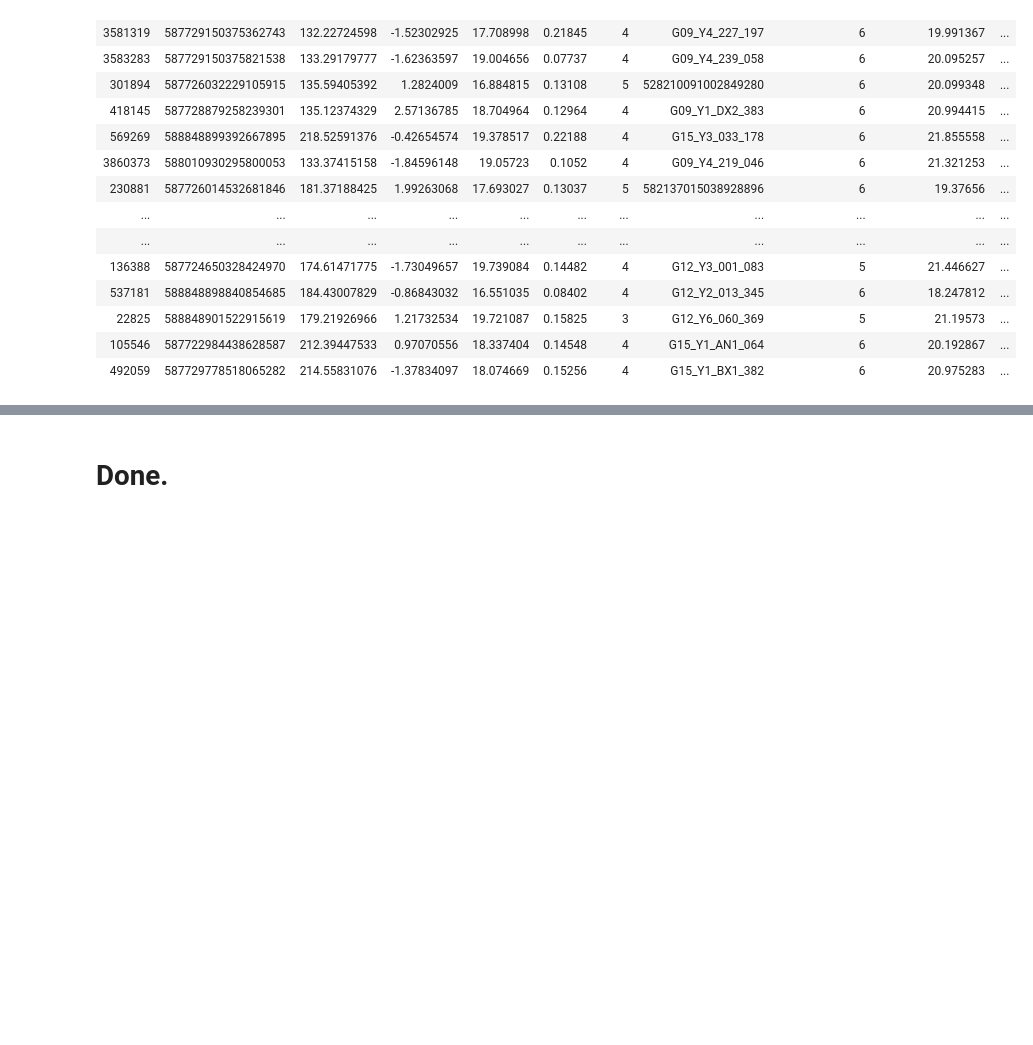
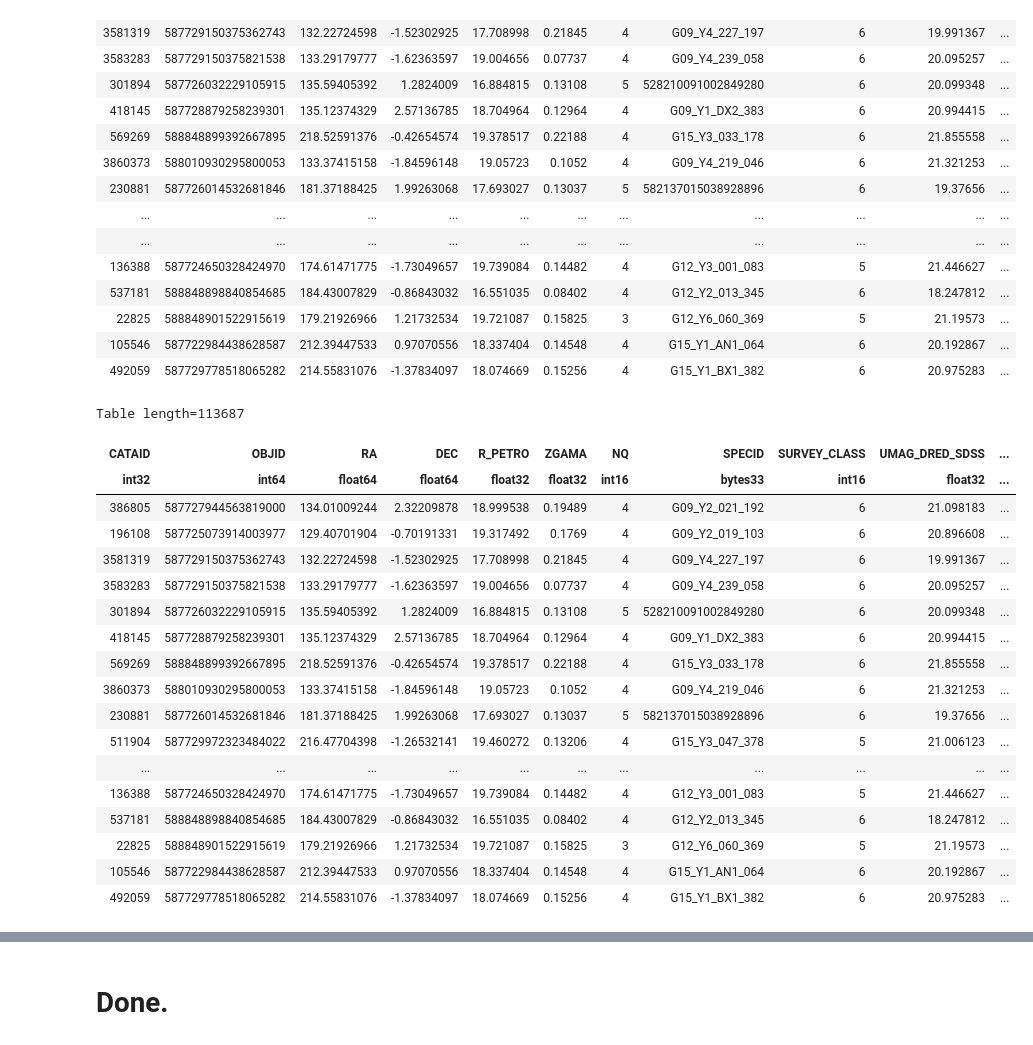
Before and after one commit to SgmAstro/DESI, a Jupyter notebook: docs/nb/ddp_QA.ipynb, the cells around one changed output, grey strips where cells are left out. Cells and saved outputs as stored; diff of their text form; code cells hidden in the pictures; blank space fills up the shorter version.

```diff
--- a/docs/nb/ddp_QA.ipynb
+++ b/docs/nb/ddp_QA.ipynb
@@ -48,6 +49,29 @@ Table length=113687
 | 22825 | 588848901522915619 | 179.21926966 | 1.21732534 | 19.721087 | 0.15825 | 3 | G12_Y6_060_369 | 5 | 21.19573 | ... |
 | 105546 | 587722984438628587 | 212.39447533 | 0.97070556 | 18.337404 | 0.14548 | 4 | G15_Y1_AN1_064 | 6 | 20.192867 | ... |
 | 492059 | 587729778518065282 | 214.55831076 | -1.37834097 | 18.074669 | 0.15256 | 4 | G15_Y1_BX1_382 | 6 | 20.975283 | ... |
+# %%
+gama_ddp = Table.read(os.environ['CSCRATCH'] + '/norberg//GAMA4/gama_gold_ddp.fits')
+gama_ddp
+# %% [output]
+Table length=113687
+| CATAID | OBJID | RA | DEC | R_PETRO | ZGAMA | NQ | SPECID | SURVEY_CLASS | UMAG_DRED_SDSS | ... |
+| int32 | int64 | float64 | float64 | float32 | float32 | int16 | bytes33 | int16 | float32 | ... |
+| 386805 | 587727944563819000 | 134.01009244 | 2.32209878 | 18.999538 | 0.19489 | 4 | G09_Y2_021_192 | 6 | 21.098183 | ... |
+| 196108 | 587725073914003977 | 129.40701904 | -0.70191331 | 19.317492 | 0.1769 | 4 | G09_Y2_019_103 | 6 | 20.896608 | ... |
+| 3581319 | 587729150375362743 | 132.22724598 | -1.52302925 | 17.708998 | 0.21845 | 4 | G09_Y4_227_197 | 6 | 19.991367 | ... |
+| 3583283 | 587729150375821538 | 133.29179777 | -1.62363597 | 19.004656 | 0.07737 | 4 | G09_Y4_239_058 | 6 | 20.095257 | ... |
+| 301894 | 587726032229105915 | 135.59405392 | 1.2824009 | 16.884815 | 0.13108 | 5 | 528210091002849280 | 6 | 20.099348 | ... |
+| 418145 | 587728879258239301 | 135.12374329 | 2.57136785 | 18.704964 | 0.12964 | 4 | G09_Y1_DX2_383 | 6 | 20.994415 | ... |
+| 569269 | 588848899392667895 | 218.52591376 | -0.42654574 | 19.378517 | 0.22188 | 4 | G15_Y3_033_178 | 6 | 21.855558 | ... |
+| 3860373 | 588010930295800053 | 133.37415158 | -1.84596148 | 19.05723 | 0.1052 | 4 | G09_Y4_219_046 | 6 | 21.321253 | ... |
+| 230881 | 587726014532681846 | 181.37188425 | 1.99263068 | 17.693027 | 0.13037 | 5 | 582137015038928896 | 6 | 19.37656 | ... |
+| 511904 | 587729972323484022 | 216.47704398 | -1.26532141 | 19.460272 | 0.13206 | 4 | G15_Y3_047_378 | 5 | 21.006123 | ... |
+| ... | ... | ... | ... | ... | ... | ... | ... | ... | ... | ... |
+| 136388 | 587724650328424970 | 174.61471775 | -1.73049657 | 19.739084 | 0.14482 | 4 | G12_Y3_001_083 | 5 | 21.446627 | ... |
+| 537181 | 588848898840854685 | 184.43007829 | -0.86843032 | 16.551035 | 0.08402 | 4 | G12_Y2_013_345 | 6 | 18.247812 | ... |
+| 22825 | 588848901522915619 | 179.21926966 | 1.21732534 | 19.721087 | 0.15825 | 3 | G12_Y6_060_369 | 5 | 21.19573 | ... |
+| 105546 | 587722984438628587 | 212.39447533 | 0.97070556 | 18.337404 | 0.14548 | 4 | G15_Y1_AN1_064 | 6 | 20.192867 | ... |
+| 492059 | 587729778518065282 | 214.55831076 | -1.37834097 | 18.074669 | 0.15256 | 4 | G15_Y1_BX1_382 | 6 | 20.975283 | ... |
 # %%
 fig, ax = plt.subplots(1,1,figsize=(10,10))
 
```
Also changed, not shown: parts of 3 cells of this notebook, 3 other files.
